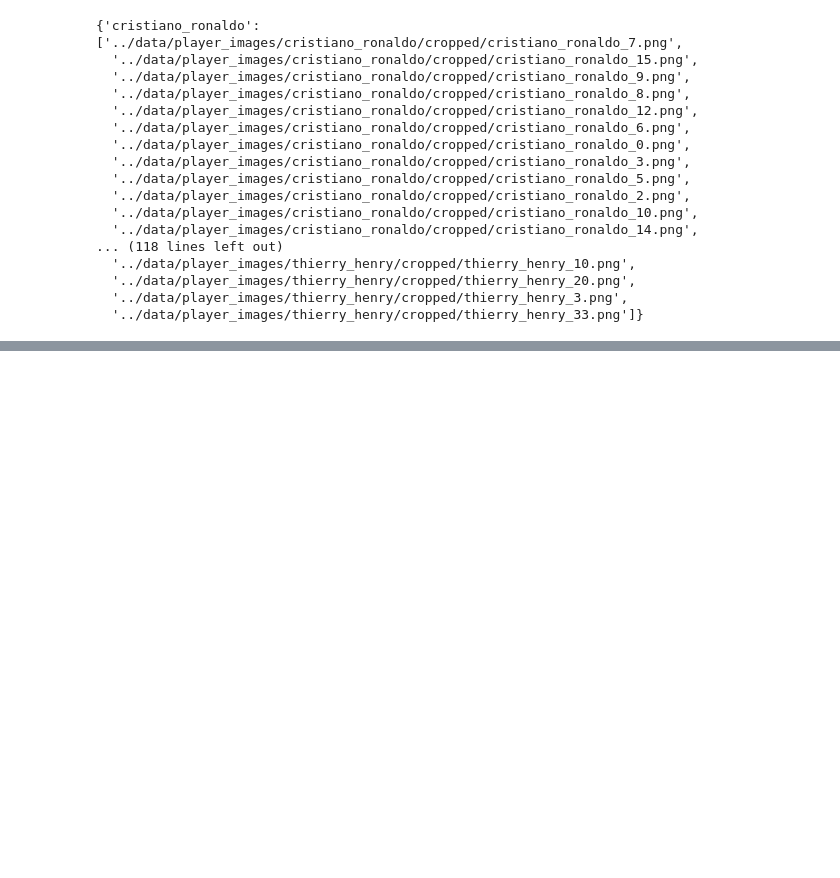
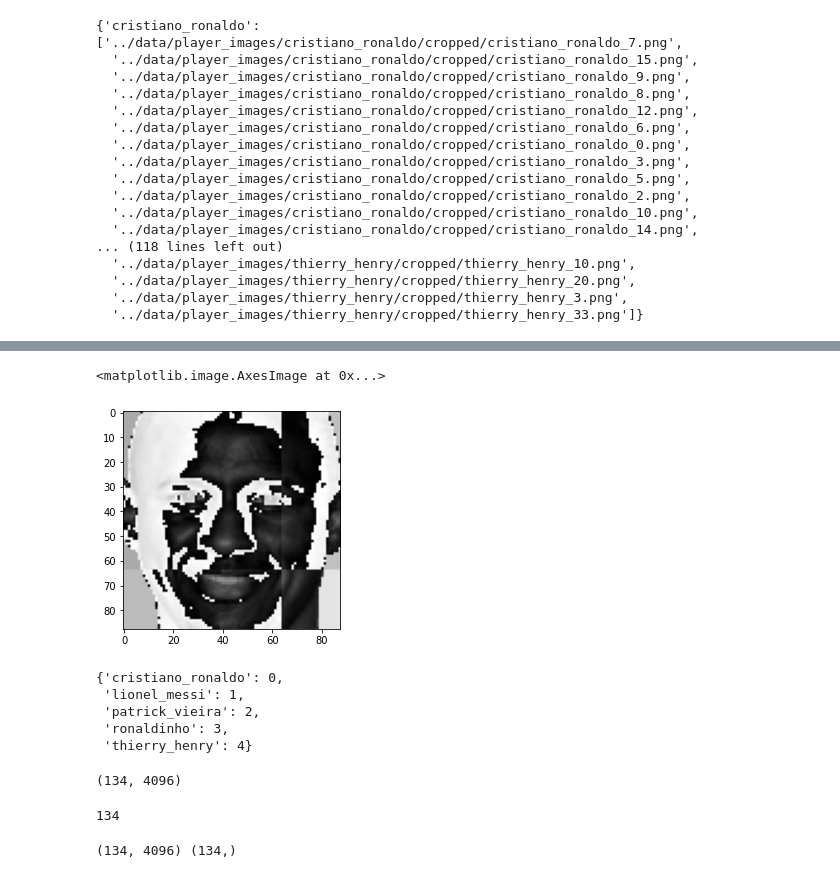
Before and after one commit to Micky373/end_to_end_football_players_image_classification, a Jupyter notebook: notebooks/model_training_and_validating.ipynb, the cells around one changed output, grey strips where cells are left out. Saved outputs shown, nothing was run; the diff lists cells and outputs as text; code cells hidden in the pictures; blank space fills up the shorter version.

```diff
--- a/notebooks/model_training_and_validating.ipynb
+++ b/notebooks/model_training_and_validating.ipynb
@@ -64,3 +84,24 @@ player_file_name_dict
   '../data/player_images/thierry_henry/cropped/thierry_henry_20.png',
   '../data/player_images/thierry_henry/cropped/thierry_henry_3.png',
   '../data/player_images/thierry_henry/cropped/thierry_henry_33.png']}
+# %%
+def w2d (img, mode = 'haar', level = 1):
+
+    im_array = img
+
+    im_array = cv2.cvtColor(im_array,cv2.COLOR_BGR2GRAY)
+
+    im_array = np.float32(im_array)
+
+    im_array /= 255
+
+    coeffs = pywt.wavedec2(im_array,mode,level)
+
+    coeffs_H = list(coeffs)
+    coeffs_H[0] *= 0
+
+    im_array_H = pywt.waverec2(coeffs_H,mode)
+    im_array_H *= 255
+    im_array_H = np.uint8(im_array_H)
+
+    return im_array_H
@@ -66,0 +114,21 @@ player_file_name_dict
+# %%
+im_har = w2d(image,'db1',5)
+plt.imshow(im_har,cmap = 'gray')
+# %% [output]
+<matplotlib.image.AxesImage at 0x...>
+[figure, added]
+# %%
+player_labels = {}
+i = 0
+for player,_ in player_file_name_dict.items():
+
+    player_labels[player] = i
+    i += 1
+
+player_labels
+# %% [output]
+{'cristiano_ronaldo': 0,
+ 'lionel_messi': 1,
+ 'patrick_vieira': 2,
+ 'ronaldinho': 3,
+ 'thierry_henry': 4}
@@ -66,0 +156,17 @@ player_file_name_dict
+# %%
+len(X),len(X[0])
+# %% [output]
+(134, 4096)
+# %%
+len(y)
+# %% [output]
+134
+# %%
+X = np.array(X)
+X = X.reshape(len(X),len(X[0])).astype(float)
+y = np.array(y)
+y = y.reshape(len(y),)
+
+print(X.shape,y.shape)
+# %% [output]
+(134, 4096) (134,)
```
Also changed, not shown: parts of 21 cells of this notebook, 2 other files.
